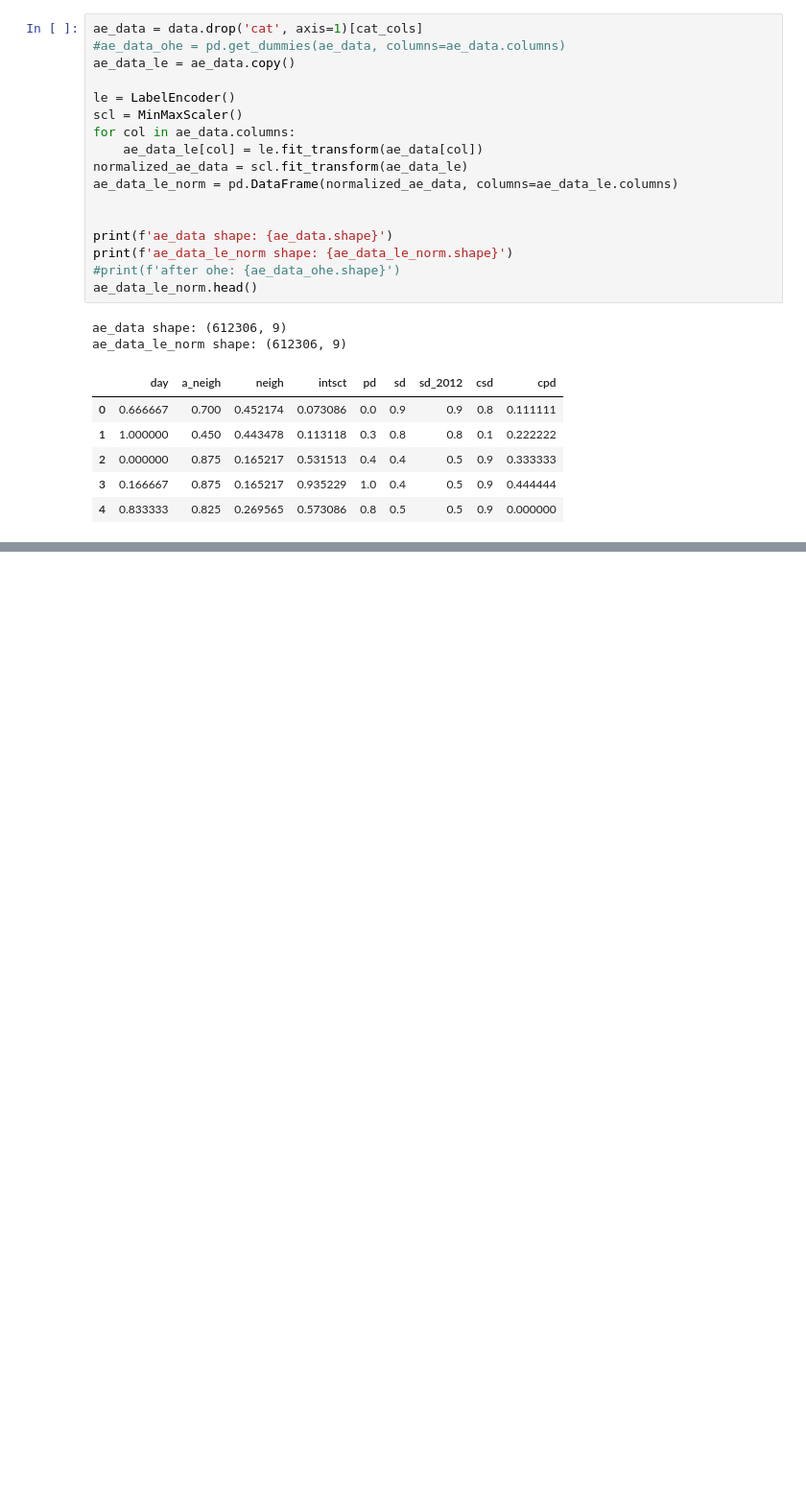
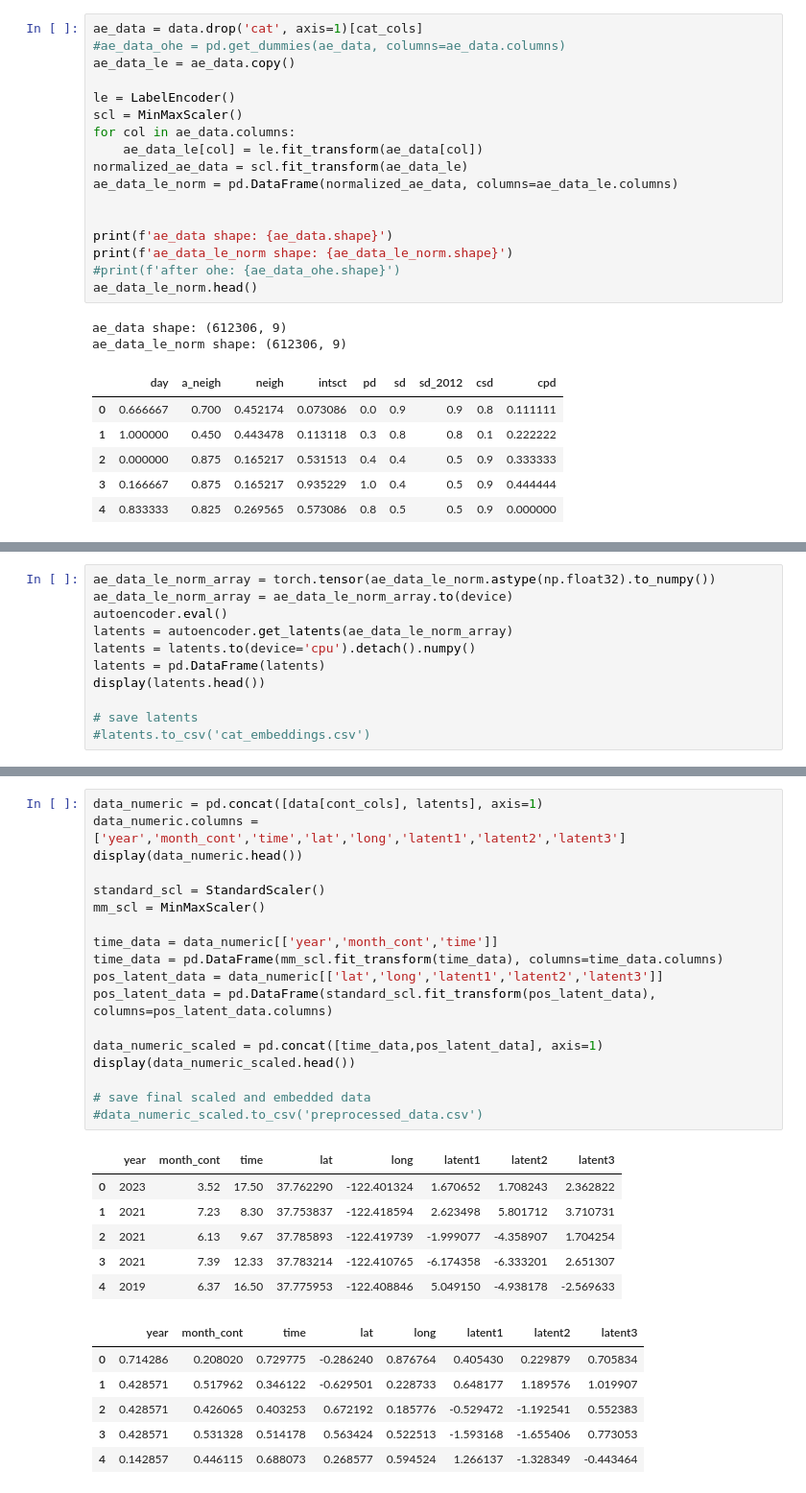
Before and after one commit to rogerwng/SFPD_Crime, a Jupyter notebook: preprocess.ipynb, the cells around one changed output, grey strips where cells are left out. Shown: that part at 96% size. Drawn from its saved outputs; the diff is of its cells as text; blank space fills up the shorter version.

```diff
--- a/preprocess.ipynb
+++ b/preprocess.ipynb
@@ -244,0 +315,11 @@ Epoch 9 avg_loss = 0.049932
+# %%
+ae_data_le_norm_array = torch.tensor(ae_data_le_norm.astype(np.float32).to_numpy())
+ae_data_le_norm_array = ae_data_le_norm_array.to(device)
+autoencoder.eval()
+latents = autoencoder.get_latents(ae_data_le_norm_array)
+latents = latents.to(device='cpu').detach().numpy()
+latents = pd.DataFrame(latents)
+display(latents.head())
+
+# save latents
+#latents.to_csv('cat_embeddings.csv')
@@ -244,0 +333,31 @@ Epoch 9 avg_loss = 0.049932
+# %%
+data_numeric = pd.concat([data[cont_cols], latents], axis=1)
+data_numeric.columns = ['year','month_cont','time','lat','long','latent1','latent2','latent3']
+display(data_numeric.head())
+
+standard_scl = StandardScaler()
+mm_scl = MinMaxScaler()
+
+time_data = data_numeric[['year','month_cont','time']]
+time_data = pd.DataFrame(mm_scl.fit_transform(time_data), columns=time_data.columns)
+pos_latent_data = data_numeric[['lat','long','latent1','latent2','latent3']]
+pos_latent_data = pd.DataFrame(standard_scl.fit_transform(pos_latent_data), columns=pos_latent_data.columns)
+
+data_numeric_scaled = pd.concat([time_data,pos_latent_data], axis=1)
+display(data_numeric_scaled.head())
+
+# save final scaled and embedded data
+#data_numeric_scaled.to_csv('preprocessed_data.csv')
+# %% [output]
+|  | year | month_cont | time | lat | long | latent1 | latent2 | latent3 |
+| 0 | 2023 | 3.52 | 17.50 | 37.762290 | -122.401324 | 1.670652 | 1.708243 | 2.362822 |
+| 1 | 2021 | 7.23 | 8.30 | 37.753837 | -122.418594 | 2.623498 | 5.801712 | 3.710731 |
+| 2 | 2021 | 6.13 | 9.67 | 37.785893 | -122.419739 | -1.999077 | -4.358907 | 1.704254 |
+| 3 | 2021 | 7.39 | 12.33 | 37.783214 | -122.410765 | -6.174358 | -6.333201 | 2.651307 |
+| 4 | 2019 | 6.37 | 16.50 | 37.775953 | -122.408846 | 5.049150 | -4.938178 | -2.569633 |
+|  | year | month_cont | time | lat | long | latent1 | latent2 | latent3 |
+| 0 | 0.714286 | 0.208020 | 0.729775 | -0.286240 | 0.876764 | 0.405430 | 0.229879 | 0.705834 |
+| 1 | 0.428571 | 0.517962 | 0.346122 | -0.629501 | 0.228733 | 0.648177 | 1.189576 | 1.019907 |
+| 2 | 0.428571 | 0.426065 | 0.403253 | 0.672192 | 0.185776 | -0.529472 | -1.192541 | 0.552383 |
+| 3 | 0.428571 | 0.531328 | 0.514178 | 0.563424 | 0.522513 | -1.593168 | -1.655406 | 0.773053 |
+| 4 | 0.142857 | 0.446115 | 0.688073 | 0.268577 | 0.594524 | 1.266137 | -1.328349 | -0.443464 |
```
Also changed, not shown: parts of 7 cells of this notebook, 1 other file.
